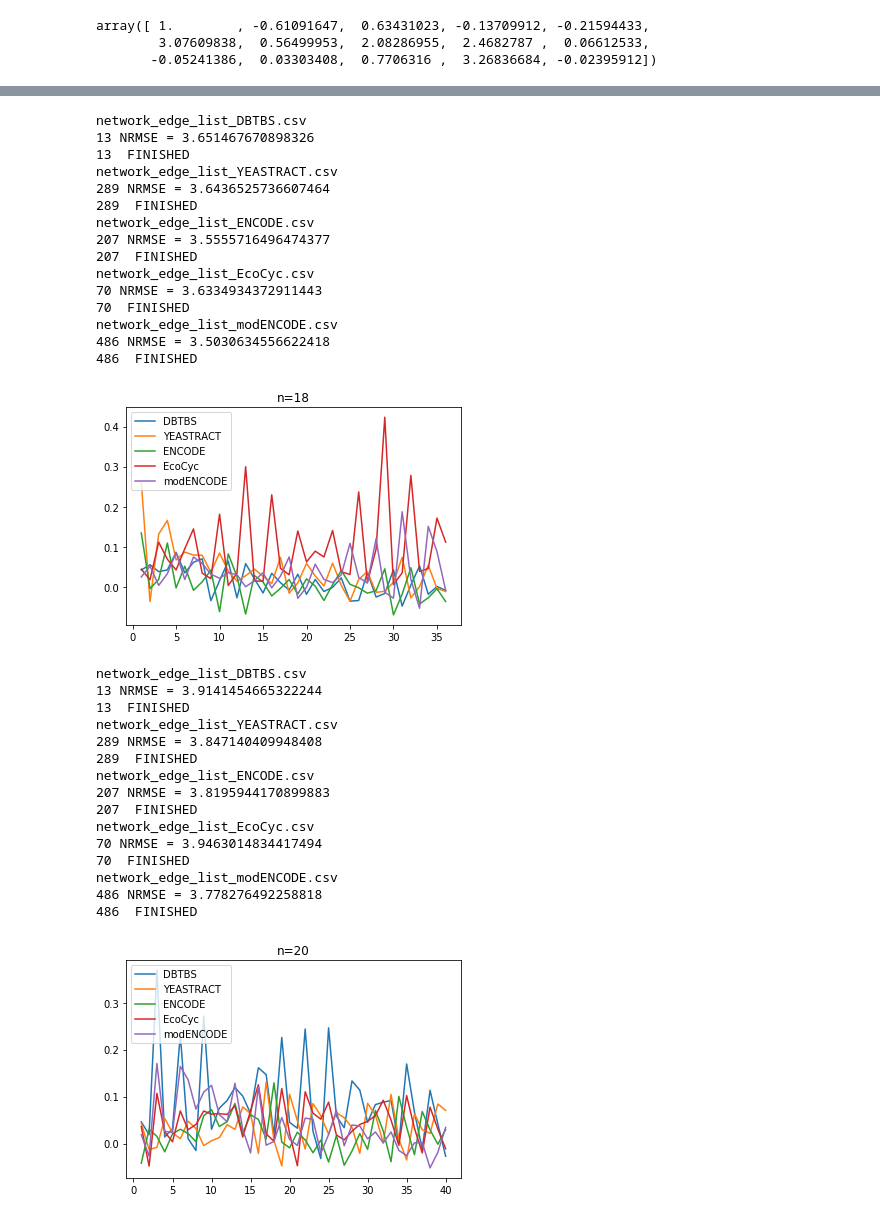
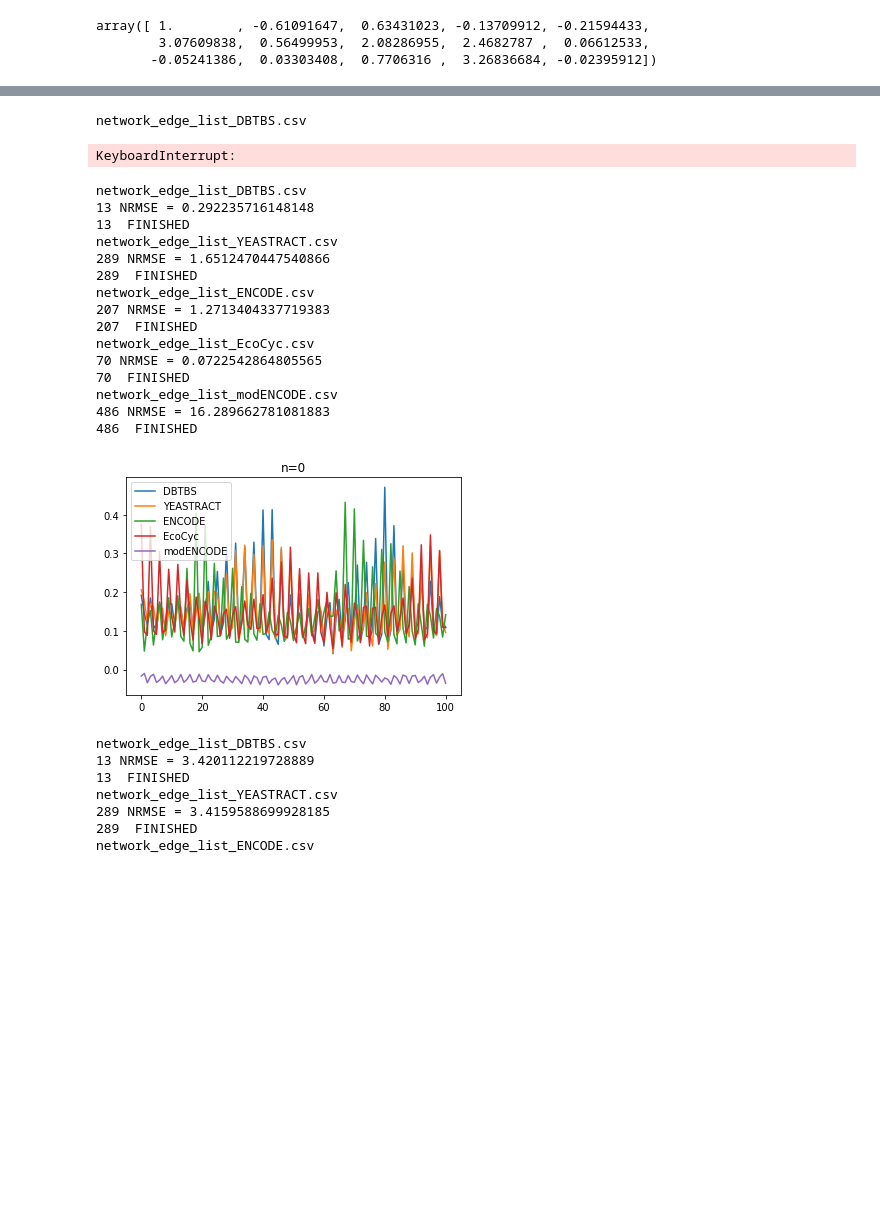
Before and after one commit to carfuentes/mutual_info_study, a Jupyter notebook: ESN-gene-nets.ipynb, the cells around one changed output, grey strips where cells are left out. Cells and saved outputs as stored; diff of their text form; code cells hidden in the pictures; blank space fills up the shorter version.

```diff
--- a/ESN-gene-nets.ipynb
+++ b/ESN-gene-nets.ipynb
@@ -63,7 +63,7 @@ class ESN(object):
         self.Y=None
         self.x=np.zeros((self.res_size,1))
         self.x0=np.insert(np.random.rand(self.res_size)*10,0,[1.0,1.0,1.0])
-        self.decay=np.random.rand(self.res_size,1)*5
+        self.decay=np.random.rand(self.res_size,1)*10
         self.u=None
         self.x_act=None
 
@@ -100,7 +100,7 @@ class ESN(object):
         return self.X
 
 
-    def collect_states_derivative(self, a,b,c, init_len, train_len, test_len, n=2):
+    def collect_states_derivative(self, a,b,c, init_len, train_len, test_len, n=20):
         self.X=np.zeros((self.res_size+self.in_size+1, train_len-init_len))
         t=np.arange(train_len+test_len)
         uyz_x=scipy.integrate.odeint(self.dx_dt,self.x0,t,args=(a,b,c,self.decay))
@@ -126,7 +126,7 @@ class ESN(object):
 
         return np.insert(x,0,[du_dt,dy_dt,dz_dt])
 
-    def calculate_weights(self, data, init_len, train_len, beta=1e-8 ):
+    def calculate_weights(self, data, init_len, train_len,beta=1e-8 ):
         Y=data[None,init_len+1:train_len+1]
         X_T=self.X.T
         self.Wout= np.dot ( np.dot(Y, X_T), np.linalg.inv(np.dot(self.X,X_T) + beta * np.eye(self.res_size+self.in_size+1)))
@@ -148,7 +148,7 @@ class ESN(object):
             u = data[trainLen+t+1]
             #u =y
 
-    def run_predictive_derivative(self, a,b,c, test_len, train_len,dt=1):
+    def run_predictive_derivative(self, a,b,c, test_len, train_len,n=20):
         self.Y = np.zeros((self.out_size,test_len))
 
         for t in range(train_len,train_len+test_len):
@@ -206,7 +206,7 @@ def testing_gene_net_derivative(directory,a,b,c,n=20):
         net=ESN(os.path.join(directory, file),1,1,0.95)
         net.initialize()
         net.collect_states_derivative(a,b,c,initLen,trainLen,testLen,n)
-        net.calculate_weights_derivative(initLen,trainLen)
+        net.calculate_weights_derivative(initLen,trainLen,n)
         net.run_predictive_derivative(a,b,c,testLen,trainLen)
         nrmse= sqrt(mean_squared_error(net.u[trainLen+1:trainLen+errorLen+1],net.Y[0,0:errorLen])/np.std(net.Y[0,0:errorLen]))
         print(net.res_size, 'NRMSE = ' + str( nrmse ))
@@ -359,9 +338,9 @@ initLen=200
 csv_files=['network_edge_list_ENCODE.csv', 'network_edge_list_modENCODE.csv', 'network_edge_list_YEASTRACT.csv', 'network_edge_list_EcoCyc.csv', 'network_edge_list_DBTBS.csv']
 
 #parameters ROSSLER
-a=0.25
-b=0.20
-c=5.7
+a=0.1
+b=0.1
+c=14
 # %%
 #MACKEY GLASS
 # %%
@@ -395,41 +361,40 @@ testing_gene_net("Dataset1/",NARMA_result)
 # %%
 print("With derivatives")
 MI_by_file, X_by_file, Y_by_file=testing_gene_net_derivative("Dataset1/", a,b,c)
+# %%
+for n in [10,20,50,80,100]:
+    MI_by_file, X_by_file, Y_by_file=testing_gene_net_derivative("Dataset1/", a,b,c,n)
+    title("n="+str(n))
+    plot_MI_by_file(MI_by_file)
+# %% [output]
+network_edge_list_DBTBS.csv
+KeyboardInterrupt:
 # %%
-for n in [18,20]:
+for n in [0,50]:
     MI_by_file, X_by_file, Y_by_file=testing_gene_net_derivative("Dataset1/", a,b,c,n)
     title("n="+str(n))
     plot_MI_by_file(MI_by_file)
 # %% [output]
 network_edge_list_DBTBS.csv
-13 NRMSE = 3.651467670898326
+13 NRMSE = 0.292235716148148
 13  FINISHED
 network_edge_list_YEASTRACT.csv
-289 NRMSE = 3.6436525736607464
+289 NRMSE = 1.6512470447540866
 289  FINISHED
 network_edge_list_ENCODE.csv
-207 NRMSE = 3.5555716496474377
+207 NRMSE = 1.2713404337719383
 207  FINISHED
 network_edge_list_EcoCyc.csv
-70 NRMSE = 3.6334934372911443
+70 NRMSE = 0.0722542864805565
 70  FINISHED
 network_edge_list_modENCODE.csv
-486 NRMSE = 3.5030634556622418
+486 NRMSE = 16.289662781081883
 486  FINISHED
-[figure, old version]
+[figure, new version]
 network_edge_list_DBTBS.csv
-13 NRMSE = 3.9141454665322244
+13 NRMSE = 3.420112219728889
 13  FINISHED
 network_edge_list_YEASTRACT.csv
-289 NRMSE = 3.847140409948408
+289 NRMSE = 3.4159588699928185
 289  FINISHED
 network_edge_list_ENCODE.csv
-207 NRMSE = 3.8195944170899883
-207  FINISHED
-network_edge_list_EcoCyc.csv
-70 NRMSE = 3.9463014834417494
-70  FINISHED
-network_edge_list_modENCODE.csv
-486 NRMSE = 3.778276492258818
-486  FINISHED
-[figure, removed]
```
Also changed, not shown: parts of 3 cells of this notebook.
